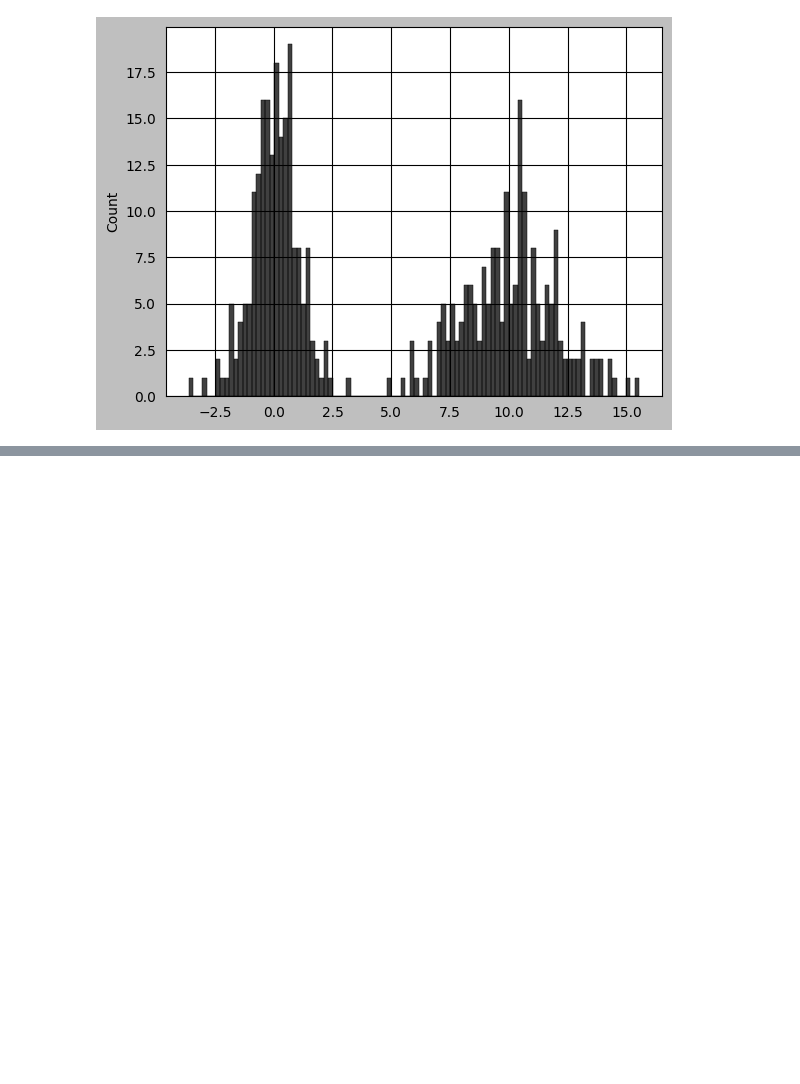
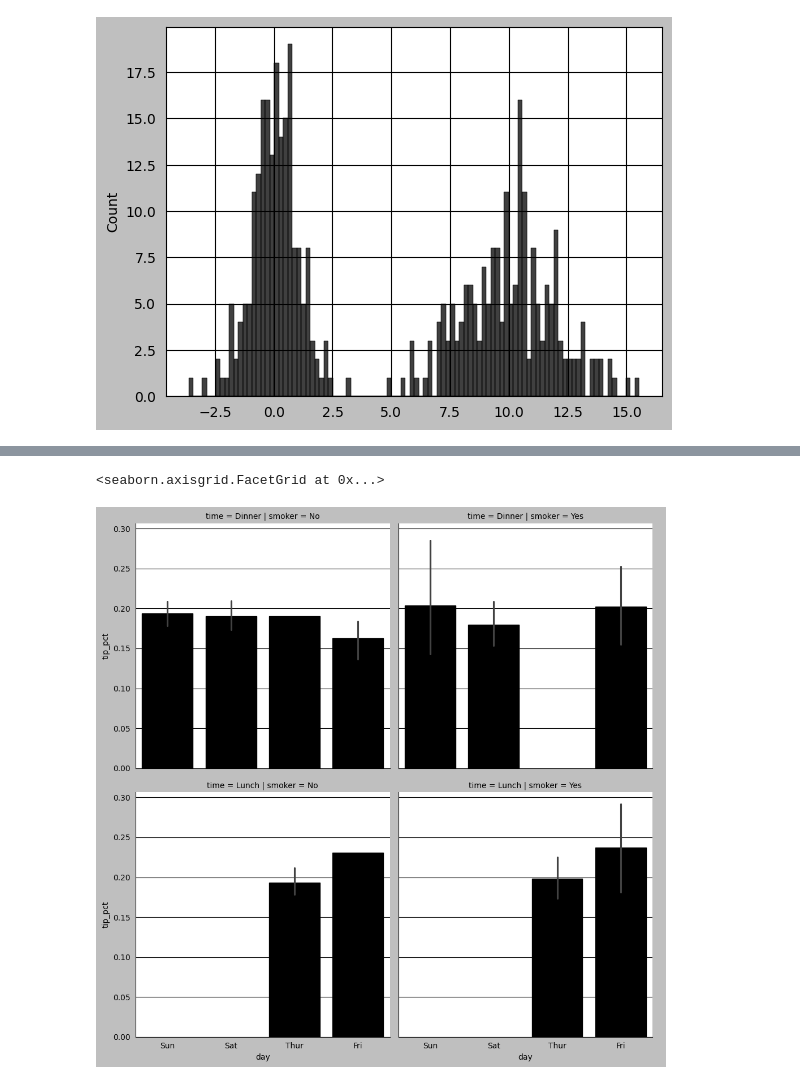
Before and after one commit to f-ckyou/pandas, a Jupyter notebook: pd-9/2_plotting_with_pandas_and_seaborn.ipynb, the cells around one changed output, grey strips where cells are left out. Saved outputs shown, nothing was run; the diff lists cells and outputs as text; code cells hidden in the pictures; blank space fills up the shorter version.

```diff
--- a/pd-9/2_plotting_with_pandas_and_seaborn.ipynb
+++ b/pd-9/2_plotting_with_pandas_and_seaborn.ipynb
@@ -387,0 +473,6 @@ sns.histplot(values, bins=100, color="black")
+# %%
+# instead of grouping by "time" by different bar colors within a facet, we can also expand the facet grid by adding one row per time value
+sns.catplot(x="day", y="tip_pct", row="time", col="smoker", kind="bar", data=tips[tips.tip_pct < 1])
+# %% [output]
+<seaborn.axisgrid.FacetGrid at 0x...>
+[figure, added]
```
Also changed, not shown: parts of 8 cells of this notebook, 1 other file.
